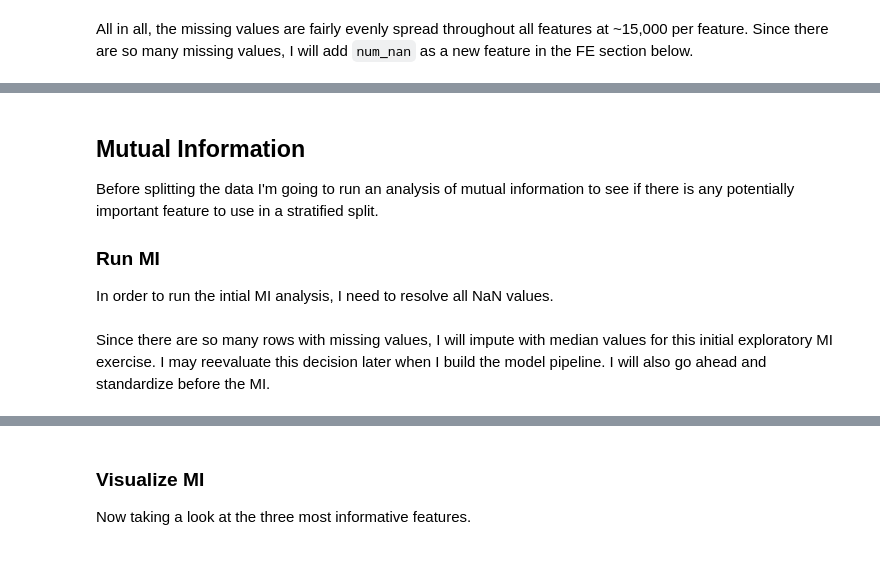
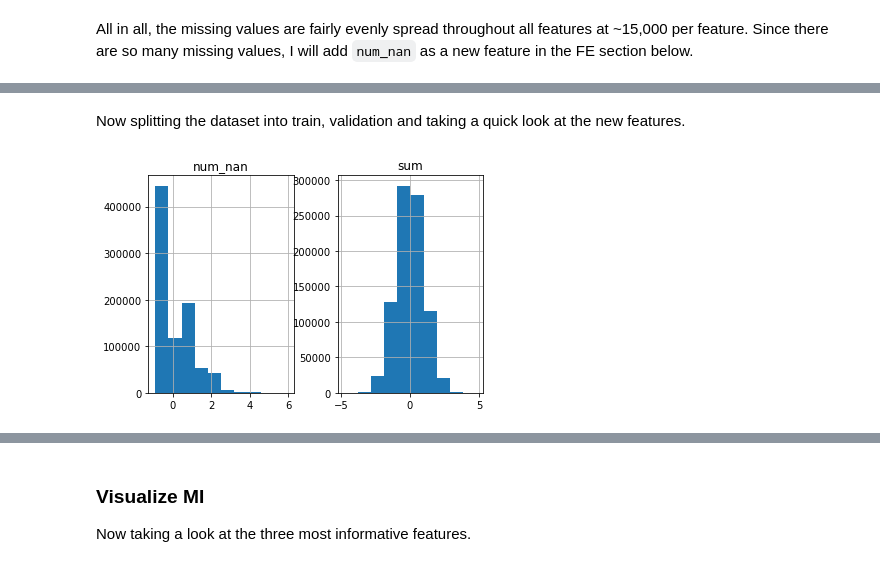
Before and after one commit to mcnewcp/kaggle-tabular-playground-series-sep21, a Jupyter notebook: kaggle-tab-playground-2021-09_FE+XGB.ipynb, the cells around one changed output, grey strips where cells are left out. Cells and saved outputs as stored; diff of their text form; code cells hidden in the pictures.

```diff
--- a/kaggle-tab-playground-2021-09_FE+XGB.ipynb
+++ b/kaggle-tab-playground-2021-09_FE+XGB.ipynb
@@ -157,15 +105,3 @@ array([0, 0, 0, 0, 0, 0, 0, 0, 0, 0, 0, 0, 0, 0, 0, 0, 0, 0, 0, 0, 0, 0,
-# %% [markdown]
-
-
-## Mutual Information
-
-Before splitting the data I'm going to run an analysis of mutual information to see if there is any potentially important feature to use in a stratified split.
-
-### Run MI
-
-In order to run the intial MI analysis, I need to resolve all NaN values.
-# %% [markdown]
-Since there are so many rows with missing values, I will impute with median values for this initial exploratory MI exercise.  I may reevaluate this decision later when I build the model pipeline.  I will also go ahead and standardize before the MI.
 # %%
 from sklearn.pipeline import Pipeline
 from sklearn.impute import SimpleImputer
@@ -181,0 +118,2 @@ X_init_mi = pd.DataFrame(X_init_mi, columns=train.drop(['id', 'claim'], axis=1).
+# %% [markdown]
+Now splitting the dataset into train, validation and taking a quick look at the new features.
@@ -181,0 +138,5 @@ X_init_mi = pd.DataFrame(X_init_mi, columns=train.drop(['id', 'claim'], axis=1).
+# %%
+X_train_prep[['num_nan', 'sum']].hist()
+plt.show()
+# %% [output]
+[figure, added]
```
Also changed, not shown: parts of 34 cells of this notebook.
